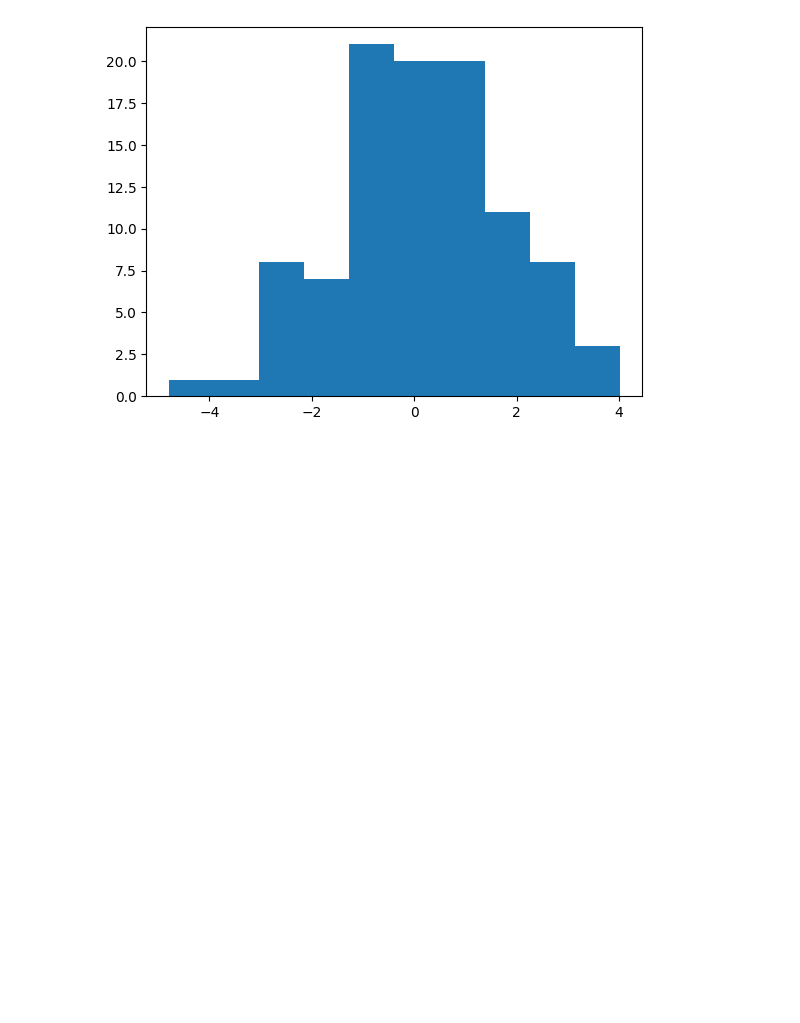
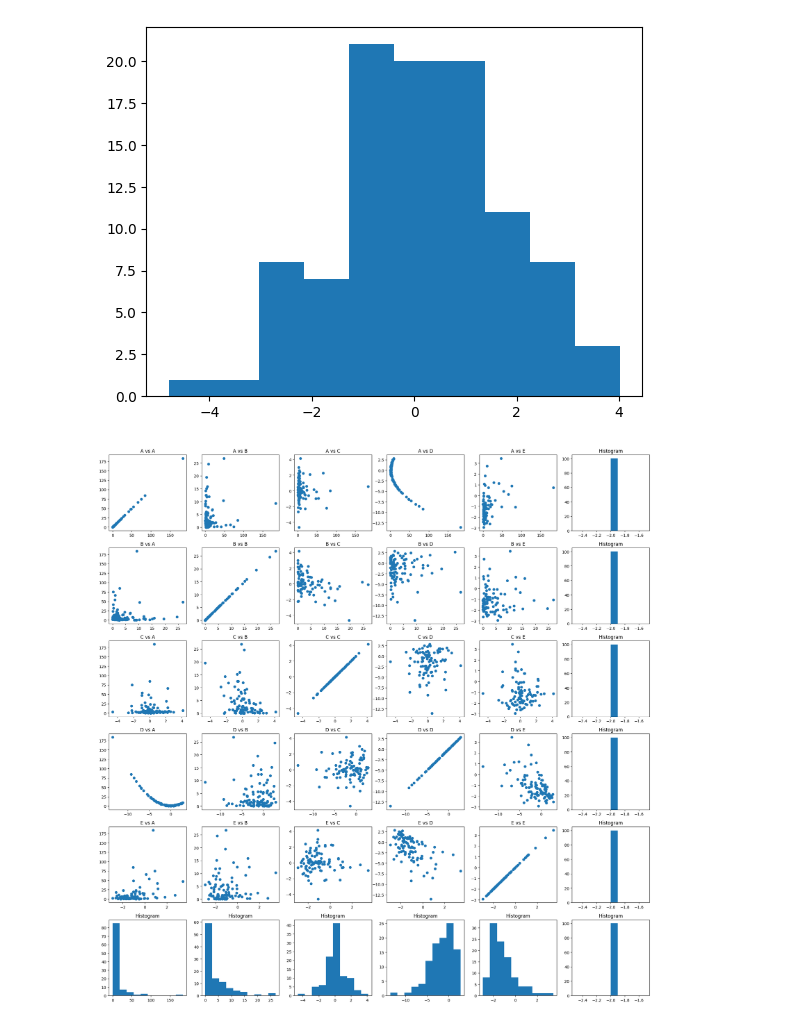
Before and after one commit to katinka314/AL_graph_project, a Jupyter notebook: main.ipynb, the cells around one changed output. Cells and saved outputs as stored; diff of their text form; code cells hidden in the pictures; blank space fills up the shorter version.

Commit message:
added plot for intFm2

```diff
--- a/main.ipynb
+++ b/main.ipynb
@@ -49,3 +49,10 @@ plt.show()
 # %% [output]
 [figure]
 [figure]
+# %%
+intFm2_path = "data/intervention_100_Fminus2.csv"
+intFm2_data = load_data(datapath=intFm2_path)
+
+plot_grid_hist(intFm2_data, n=6, idx=5)
+# %% [output]
+[figure, added]
```
Also changed, not shown: parts of 1 cell of this notebook.
